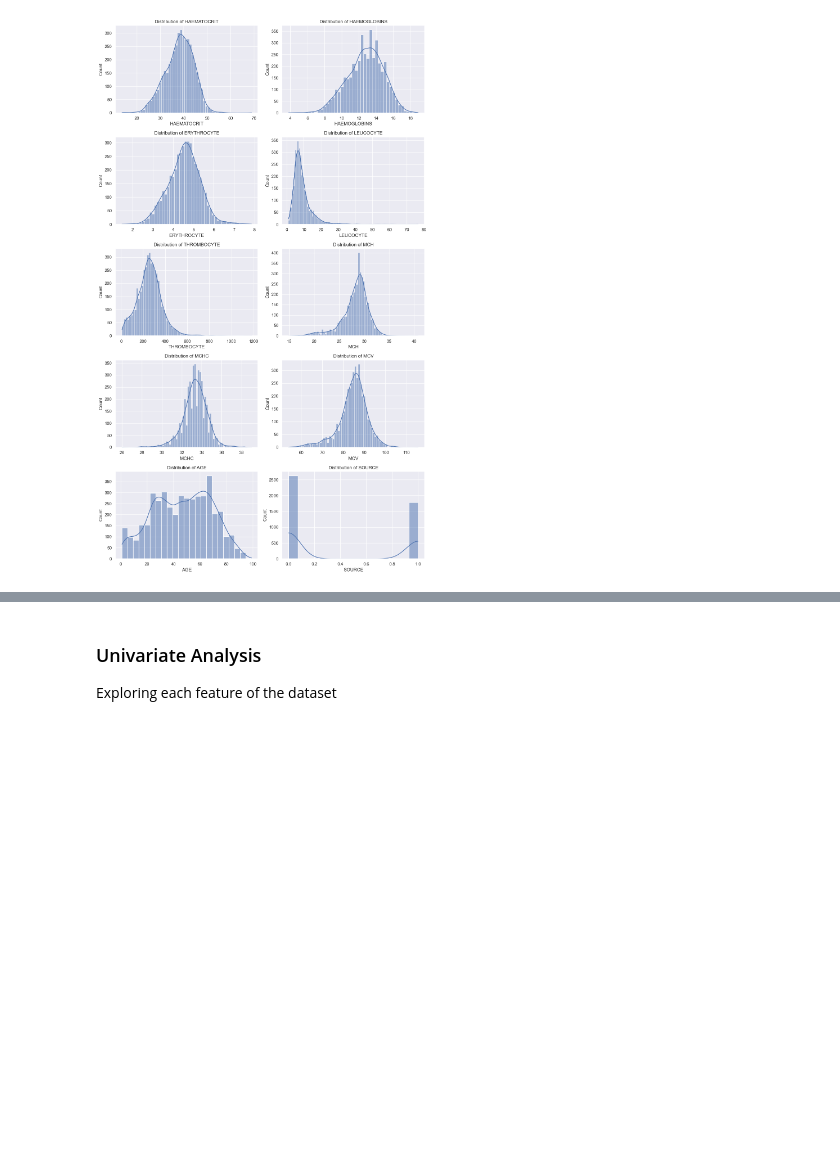
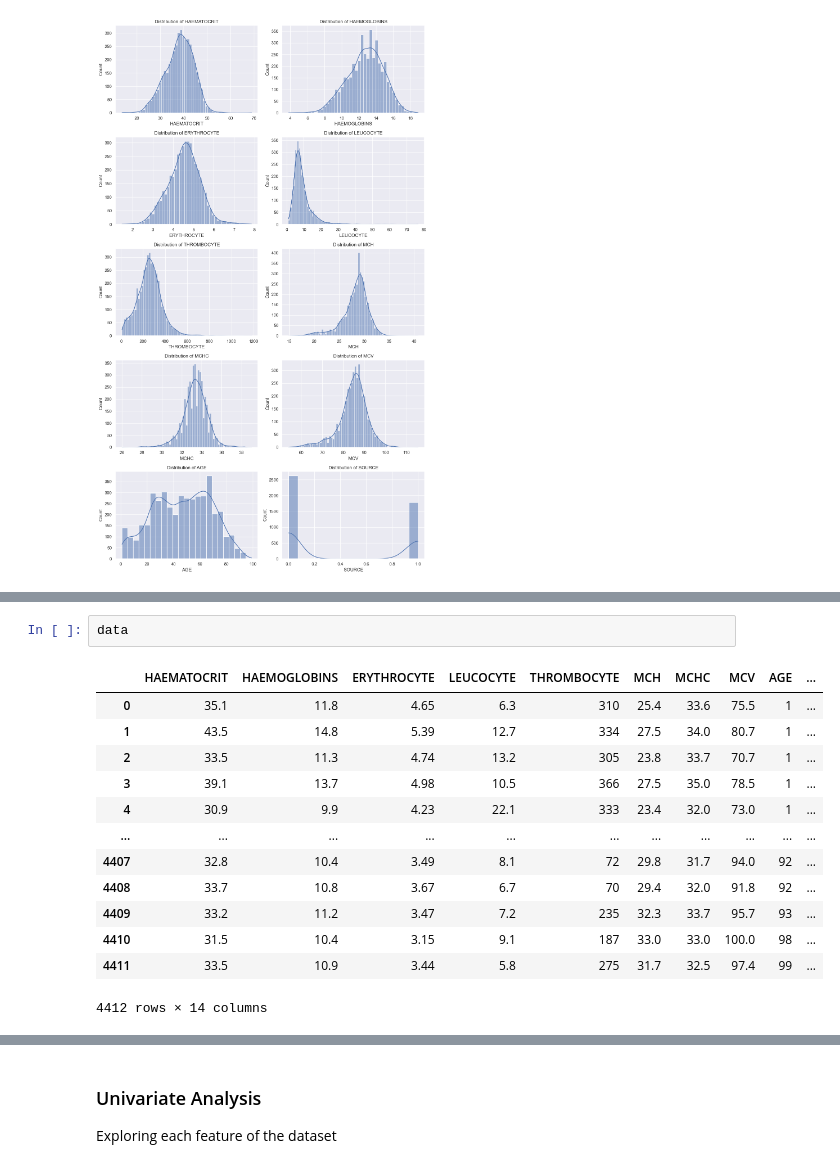
Before and after one commit to ChopinNo3Op9/EHC_Classification, a Jupyter notebook: ehc-classification.ipynb, the cells around one changed output, grey strips where cells are left out. Saved outputs shown, nothing was run; the diff lists cells and outputs as text; blank space fills up the shorter version.

```diff
--- a/ehc-classification.ipynb
+++ b/ehc-classification.ipynb
@@ -168,0 +218,16 @@ plt.show()
+# %%
+data
+# %% [output]
+|  | HAEMATOCRIT | HAEMOGLOBINS | ERYTHROCYTE | LEUCOCYTE | THROMBOCYTE | MCH | MCHC | MCV | AGE | ... |
+| 0 | 35.1 | 11.8 | 4.65 | 6.3 | 310 | 25.4 | 33.6 | 75.5 | 1 | ... |
+| 1 | 43.5 | 14.8 | 5.39 | 12.7 | 334 | 27.5 | 34.0 | 80.7 | 1 | ... |
+| 2 | 33.5 | 11.3 | 4.74 | 13.2 | 305 | 23.8 | 33.7 | 70.7 | 1 | ... |
+| 3 | 39.1 | 13.7 | 4.98 | 10.5 | 366 | 27.5 | 35.0 | 78.5 | 1 | ... |
+| 4 | 30.9 | 9.9 | 4.23 | 22.1 | 333 | 23.4 | 32.0 | 73.0 | 1 | ... |
+| ... | ... | ... | ... | ... | ... | ... | ... | ... | ... | ... |
+| 4407 | 32.8 | 10.4 | 3.49 | 8.1 | 72 | 29.8 | 31.7 | 94.0 | 92 | ... |
+| 4408 | 33.7 | 10.8 | 3.67 | 6.7 | 70 | 29.4 | 32.0 | 91.8 | 92 | ... |
+| 4409 | 33.2 | 11.2 | 3.47 | 7.2 | 235 | 32.3 | 33.7 | 95.7 | 93 | ... |
+| 4410 | 31.5 | 10.4 | 3.15 | 9.1 | 187 | 33.0 | 33.0 | 100.0 | 98 | ... |
+| 4411 | 33.5 | 10.9 | 3.44 | 5.8 | 275 | 31.7 | 32.5 | 97.4 | 99 | ... |
+4412 rows × 14 columns
```
Also changed, not shown: parts of 12 cells of this notebook, 1 other file.
